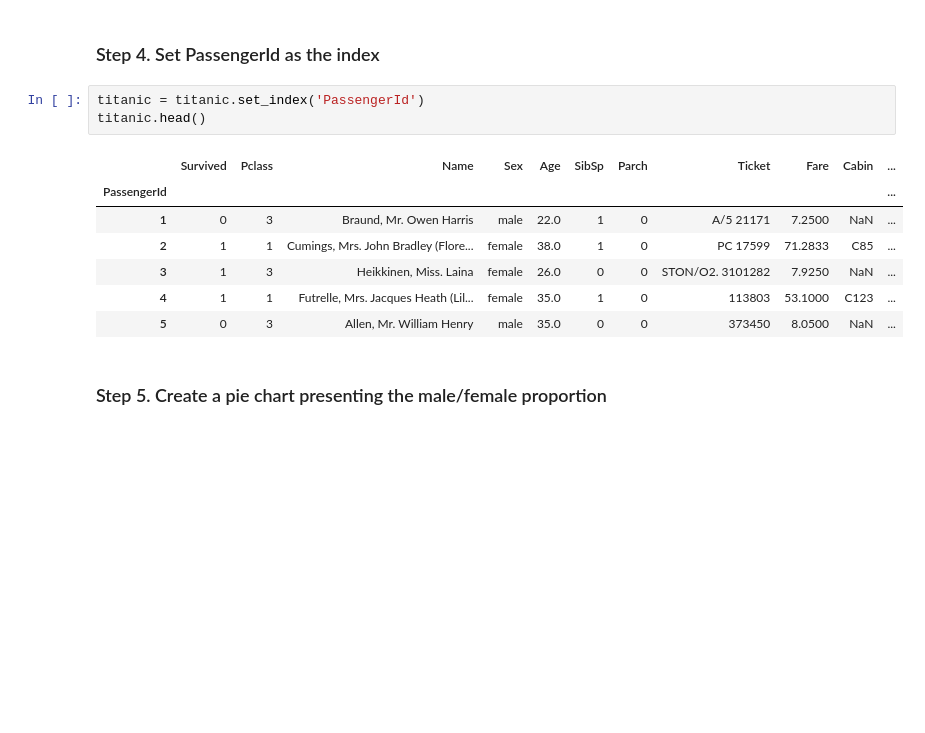
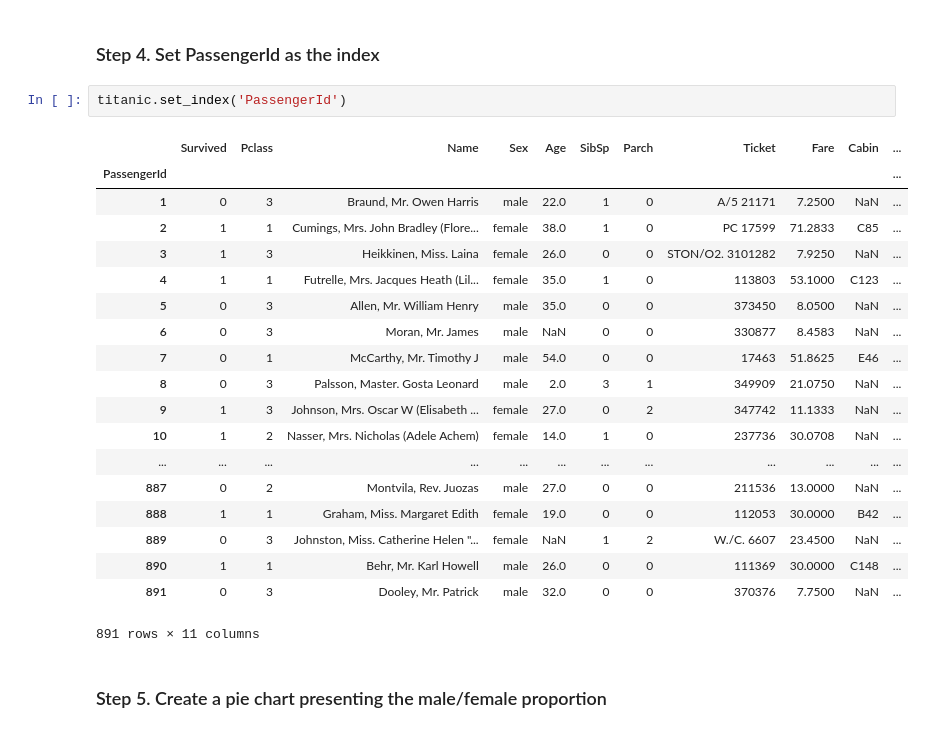
Before and after one commit to TingYang227/pandas_exercises, a Jupyter notebook: 07_Visualization/Titanic_Desaster/Exercises.ipynb, the cells around one changed output. Cells and saved outputs as stored; diff of their text form; blank space fills up the shorter version.

```diff
--- a/07_Visualization/Titanic_Desaster/Exercises.ipynb
+++ b/07_Visualization/Titanic_Desaster/Exercises.ipynb
@@ -34,15 +32,26 @@ titanic.head()
 # %% [markdown]
 ### Step 4. Set PassengerId as the index
 # %%
-titanic = titanic.set_index('PassengerId')
-titanic.head()
+titanic.set_index('PassengerId')
 # %% [output]
 |  | Survived | Pclass | Name | Sex | Age | SibSp | Parch | Ticket | Fare | Cabin | ... |
 | PassengerId |  |  |  |  |  |  |  |  |  |  | ... |
 | 1 | 0 | 3 | Braund, Mr. Owen Harris | male | 22.0 | 1 | 0 | A/5 21171 | 7.2500 | NaN | ... |
 | 2 | 1 | 1 | Cumings, Mrs. John Bradley (Flore... | female | 38.0 | 1 | 0 | PC 17599 | 71.2833 | C85 | ... |
 | 3 | 1 | 3 | Heikkinen, Miss. Laina | female | 26.0 | 0 | 0 | STON/O2. 3101282 | 7.9250 | NaN | ... |
 | 4 | 1 | 1 | Futrelle, Mrs. Jacques Heath (Lil... | female | 35.0 | 1 | 0 | 113803 | 53.1000 | C123 | ... |
 | 5 | 0 | 3 | Allen, Mr. William Henry | male | 35.0 | 0 | 0 | 373450 | 8.0500 | NaN | ... |
+| 6 | 0 | 3 | Moran, Mr. James | male | NaN | 0 | 0 | 330877 | 8.4583 | NaN | ... |
+| 7 | 0 | 1 | McCarthy, Mr. Timothy J | male | 54.0 | 0 | 0 | 17463 | 51.8625 | E46 | ... |
+| 8 | 0 | 3 | Palsson, Master. Gosta Leonard | male | 2.0 | 3 | 1 | 349909 | 21.0750 | NaN | ... |
+| 9 | 1 | 3 | Johnson, Mrs. Oscar W (Elisabeth ... | female | 27.0 | 0 | 2 | 347742 | 11.1333 | NaN | ... |
+| 10 | 1 | 2 | Nasser, Mrs. Nicholas (Adele Achem) | female | 14.0 | 1 | 0 | 237736 | 30.0708 | NaN | ... |
+| ... | ... | ... | ... | ... | ... | ... | ... | ... | ... | ... | ... |
+| 887 | 0 | 2 | Montvila, Rev. Juozas | male | 27.0 | 0 | 0 | 211536 | 13.0000 | NaN | ... |
+| 888 | 1 | 1 | Graham, Miss. Margaret Edith | female | 19.0 | 0 | 0 | 112053 | 30.0000 | B42 | ... |
+| 889 | 0 | 3 | Johnston, Miss. Catherine Helen "... | female | NaN | 1 | 2 | W./C. 6607 | 23.4500 | NaN | ... |
+| 890 | 1 | 1 | Behr, Mr. Karl Howell | male | 26.0 | 0 | 0 | 111369 | 30.0000 | C148 | ... |
+| 891 | 0 | 3 | Dooley, Mr. Patrick | male | 32.0 | 0 | 0 | 370376 | 7.7500 | NaN | ... |
+891 rows × 11 columns
 # %% [markdown]
 ### Step 5. Create a pie chart presenting the male/female proportion
```
Also changed, not shown: parts of 3 cells of this notebook.
